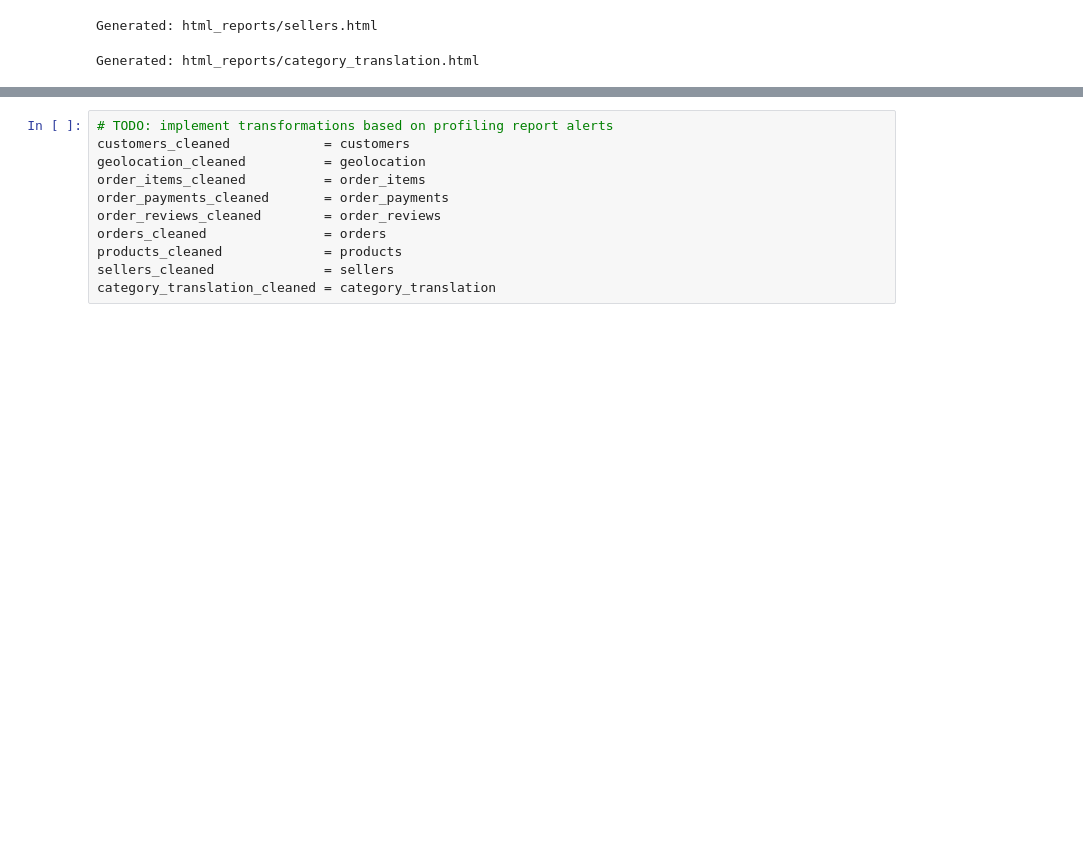
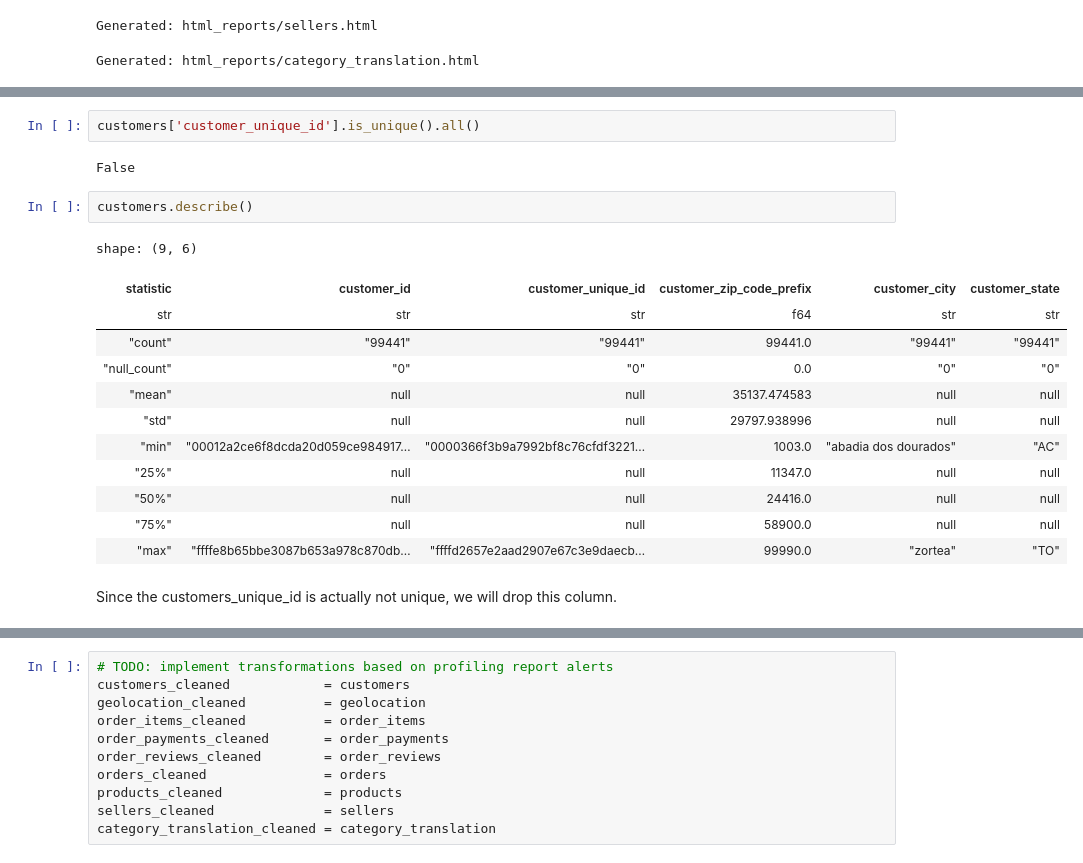
Before and after one commit to SleGort/olist_project, a Jupyter notebook: notebooks/eda.ipynb, the cells around one changed output, grey strips where cells are left out. Cells and saved outputs as stored; diff of their text form; blank space fills up the shorter version.

```diff
--- a/notebooks/eda.ipynb
+++ b/notebooks/eda.ipynb
@@ -121,0 +134,21 @@ Generated: html_reports/category_translation.html
+# %%
+customers['customer_unique_id'].is_unique().all()
+# %% [output]
+False
+# %%
+customers.describe()
+# %% [output]
+shape: (9, 6)
+| statistic | customer_id | customer_unique_id | customer_zip_code_prefix | customer_city | customer_state |
+| str | str | str | f64 | str | str |
+| "count" | "99441" | "99441" | 99441.0 | "99441" | "99441" |
+| "null_count" | "0" | "0" | 0.0 | "0" | "0" |
+| "mean" | null | null | 35137.474583 | null | null |
+| "std" | null | null | 29797.938996 | null | null |
+| "min" | "00012a2ce6f8dcda20d059ce984917… | "0000366f3b9a7992bf8c76cfdf3221… | 1003.0 | "abadia dos dourados" | "AC" |
+| "25%" | null | null | 11347.0 | null | null |
+| "50%" | null | null | 24416.0 | null | null |
+| "75%" | null | null | 58900.0 | null | null |
+| "max" | "ffffe8b65bbe3087b653a978c870db… | "ffffd2657e2aad2907e67c3e9daecb… | 99990.0 | "zortea" | "TO" |
+# %% [markdown]
+Since the customers_unique_id is actually not unique, we will drop this column.
```
Also changed, not shown: parts of 67 cells of this notebook.
